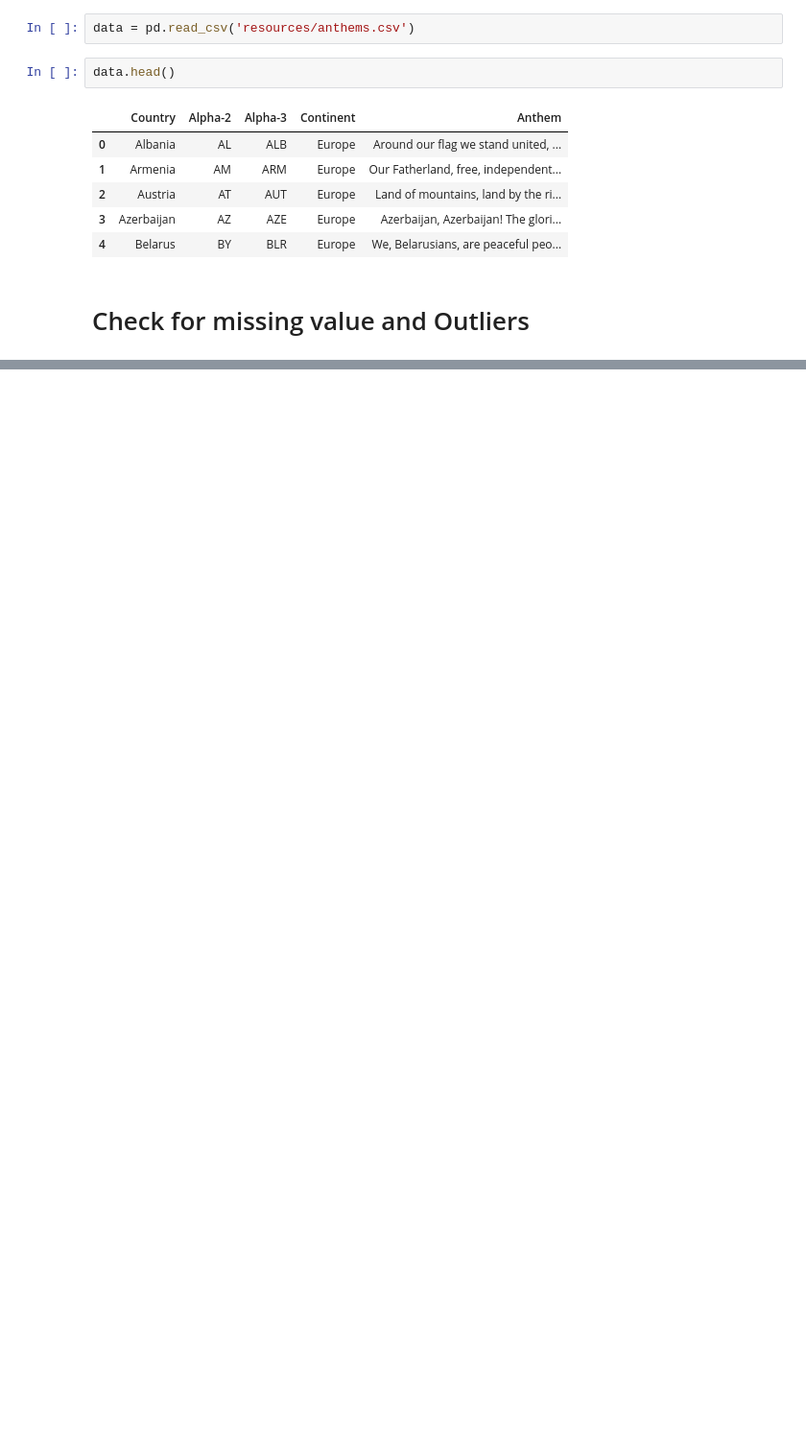
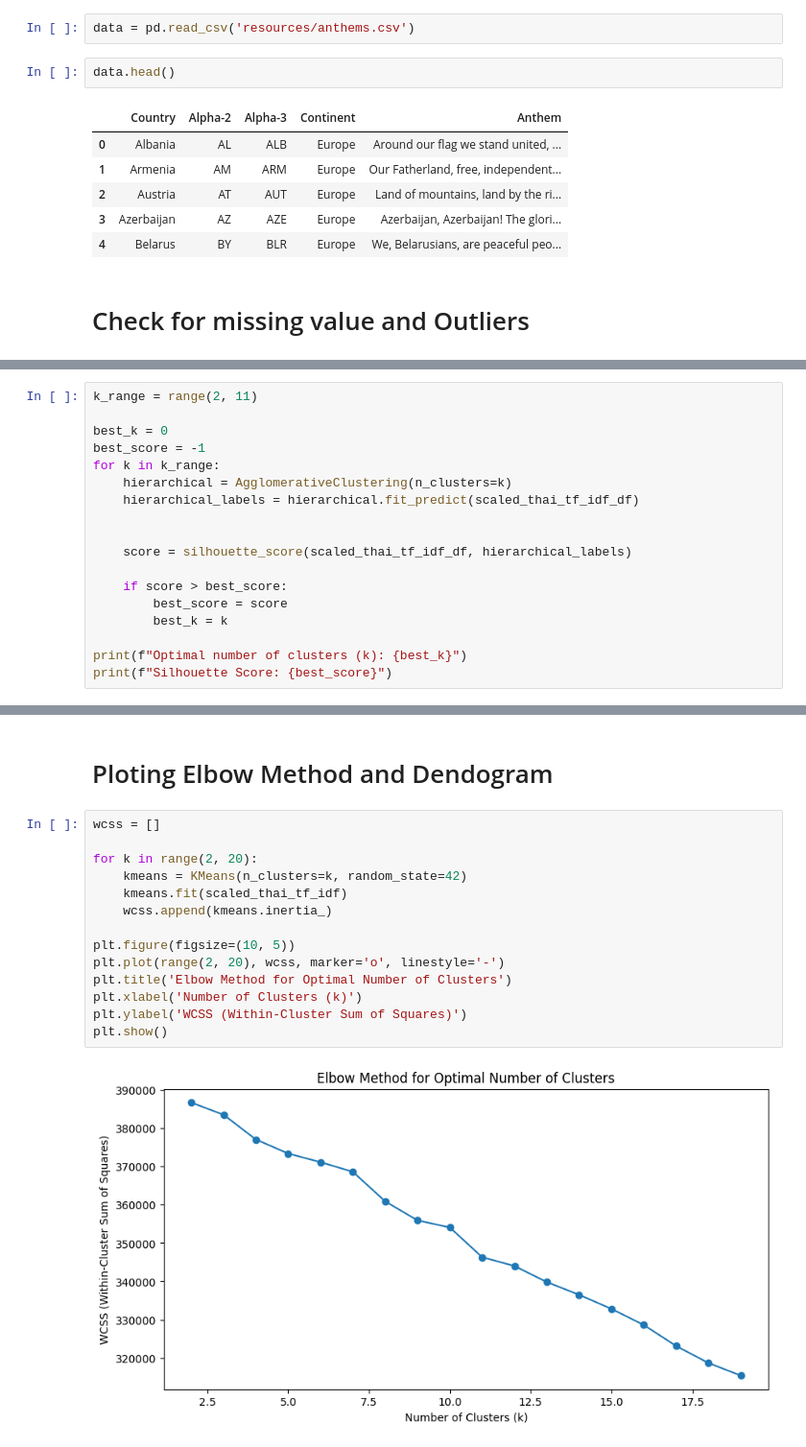
Before and after one commit to DarbyAlway/nlp_a5, a Jupyter notebook: A5/a5.ipynb, the cells around one changed output, grey strips where cells are left out. Shown at 96% size. Saved outputs shown, nothing was run; the diff lists cells and outputs as text; blank space fills up the shorter version.

```diff
--- a/A5/a5.ipynb
+++ b/A5/a5.ipynb
@@ -42,0 +263,18 @@ data.head()
+# %%
+k_range = range(2, 11)
+
+best_k = 0
+best_score = -1
+for k in k_range:
+    hierarchical = AgglomerativeClustering(n_clusters=k)
+    hierarchical_labels = hierarchical.fit_predict(scaled_thai_tf_idf_df)
+
+
+    score = silhouette_score(scaled_thai_tf_idf_df, hierarchical_labels)
+
+    if score > best_score:
+        best_score = score
+        best_k = k
+
+print(f"Optimal number of clusters (k): {best_k}")
+print(f"Silhouette Score: {best_score}")
@@ -42,0 +295,18 @@ data.head()
+# %% [markdown]
+# Ploting Elbow Method and Dendogram
+# %%
+wcss = []
+
+for k in range(2, 20):
+    kmeans = KMeans(n_clusters=k, random_state=42)
+    kmeans.fit(scaled_thai_tf_idf)
+    wcss.append(kmeans.inertia_)
+
+plt.figure(figsize=(10, 5))
+plt.plot(range(2, 20), wcss, marker='o', linestyle='-')
+plt.title('Elbow Method for Optimal Number of Clusters')
+plt.xlabel('Number of Clusters (k)')
+plt.ylabel('WCSS (Within-Cluster Sum of Squares)')
+plt.show()
+# %% [output]
+[figure, added]
```
Also changed, not shown: parts of 24 cells of this notebook, 2 other files.
